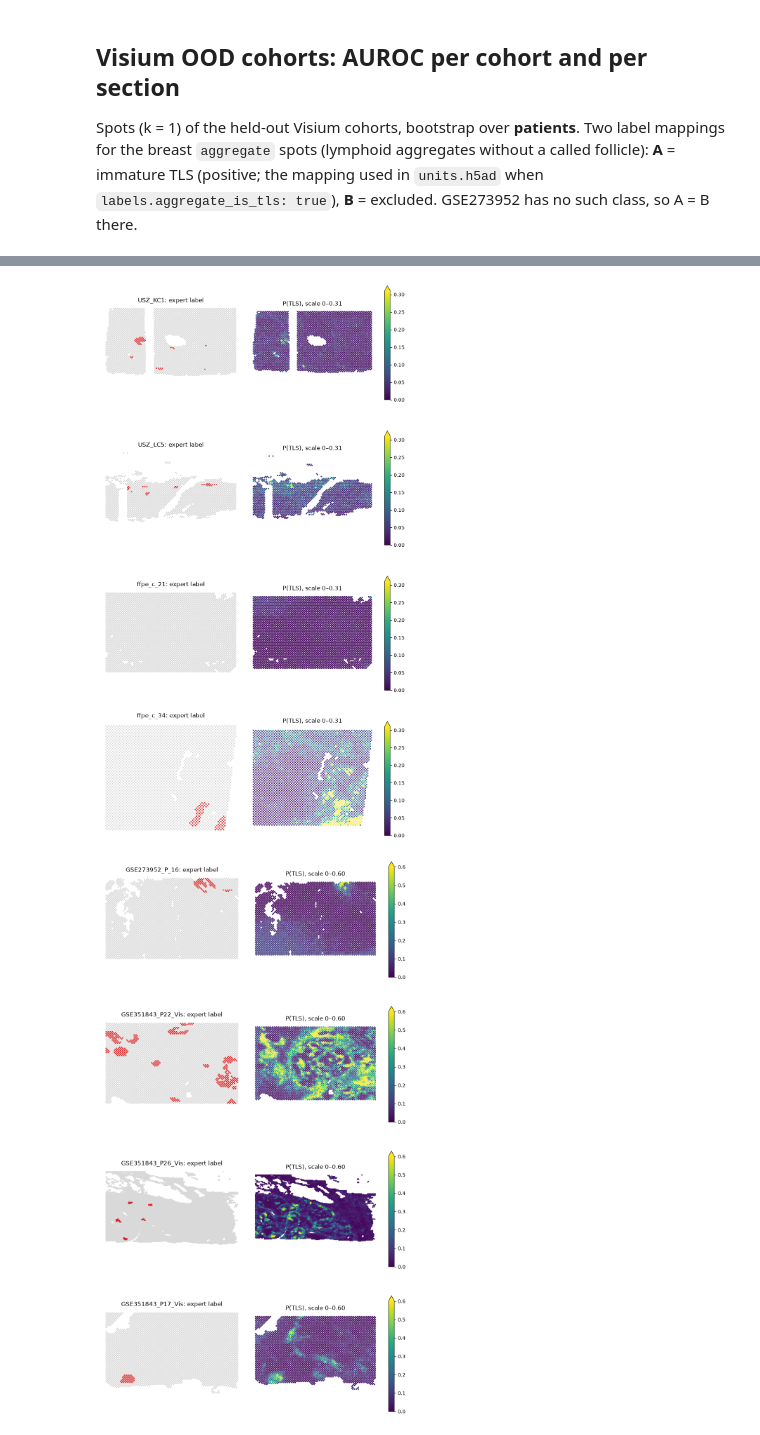
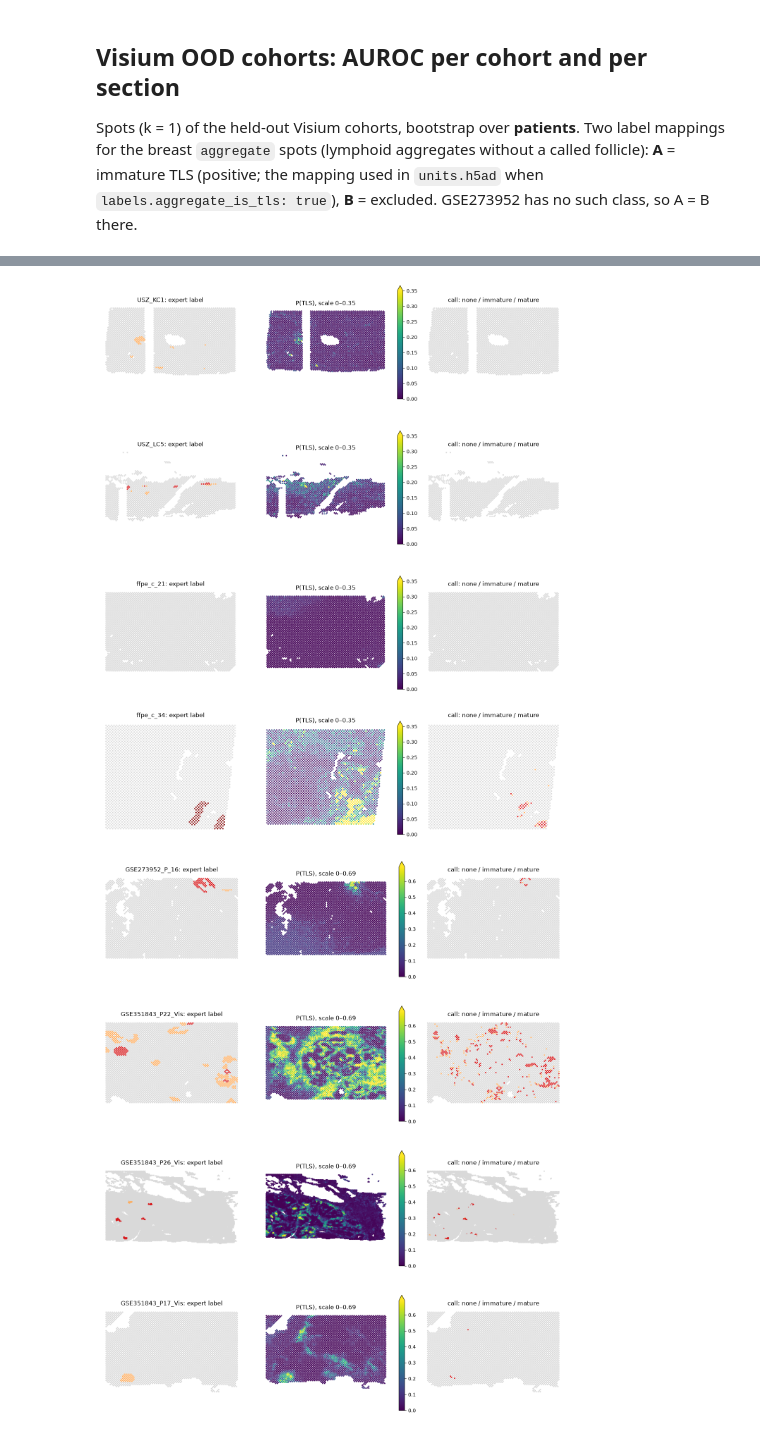
Before and after one commit to onion-42/tls-spatial-bulk, a Jupyter notebook: notebooks/04_predict_ood.ipynb, the cells around one changed output, grey strips where cells are left out. Saved outputs shown, nothing was run; the diff lists cells and outputs as text; code cells hidden in the pictures.

```diff
--- a/notebooks/04_predict_ood.ipynb
+++ b/notebooks/04_predict_ood.ipynb
@@ -42,8 +42,13 @@ obs = units.obs
 with open(ROOT / "models" / "tls_model.pkl", "rb") as handle:
     saved = pickle.load(handle)
 variant = saved["variant"]
-p_tls = pipeline.predict_in_chunks(units, meta, variant, saved["models"]["any"], saved["calibrators"]["any"])
-confidence = np.maximum(p_tls, 1 - p_tls)
-print("variant:", variant, "| model:", saved["best"]["any"])
-print(obs.loc[obs["split"] == "ood"].groupby(["kind", "source", "unit"], observed=True).size())
+distill = pipeline.distill_rows(obs)
+display(pipeline.leakage_report(obs, {h: pipeline.train_rows(obs, h) | distill for h in saved["models"]},
+                                {h: pipeline.calibration_rows(obs, h) for h in ("any", "mature")}))
+probs = pipeline.predict_three_in_chunks(units, meta, variant, saved)
+p_tls, p_mature = pipeline.heads_from_three(probs)
+call = probs.argmax(axis=1)
+confidence = probs.max(axis=1)
+print("variant:", variant, "| form:", saved["form"], "| models:", saved["best"])
+print(obs.loc[obs["role"] == "holdout"].groupby(["kind", "source", "unit"], observed=True).size())
 # %% [output]
@@ -192,28 +238,35 @@ Left: expert label. Right: P(TLS) on one colour scale shared by all shown sectio
 # %%
+CLASS_COLOURS = np.array(["#d9d9d9", "#fdae61", "#d7191c"])
+
+
 def spot_maps(show, filename):
     shown = (obs["section"].isin(show) & (obs["unit"] == "spot")).to_numpy()
     vmax = float(np.ceil(np.quantile(p_tls[shown], 0.99) * 100) / 100)
-    fig, axes = plt.subplots(len(show), 2, figsize=(9, 4.2 * len(show)))
+    fig, axes = plt.subplots(len(show), 3, figsize=(13.5, 4.2 * len(show)))
     axes = np.atleast_2d(axes)
     for row, section in zip(axes, show):
         spots_m = ((obs["section"] == section) & (obs["unit"] == "spot")).to_numpy()
         a = ad.read_h5ad(paths["visium_h5ad"] / f"{section}.h5ad", backed="r")
         barcodes = [i.split(":spot:")[1] for i in obs.index[spots_m]]
         coords = a.obs.loc[barcodes, ["array_row", "array_col"]]
         a.file.close()
         xs, ys = coords["array_col"].to_numpy(), -coords["array_row"].to_numpy()
-        row[0].scatter(xs, ys, c=np.where(obs["tls_any"].to_numpy()[spots_m] == 1, "#d62728", "#d9d9d9"), s=3)
+        truth = obs["tls_three"].to_numpy(dtype=float)[spots_m]
+        truth_colour = np.where(np.isnan(truth), "#7f0000", CLASS_COLOURS[np.nan_to_num(truth).astype(int)])
+        row[0].scatter(xs, ys, c=truth_colour, s=3)
         dots = row[1].scatter(xs, ys, c=p_tls[spots_m], cmap="viridis", vmin=0, vmax=vmax, s=3)
         fig.colorbar(dots, ax=row[1], fraction=0.04, extend="max")
+        row[2].scatter(xs, ys, c=CLASS_COLOURS[call[spots_m]], s=3)
         row[0].set_title(f"{section}: expert label"); row[1].set_title(f"P(TLS), scale 0–{vmax:.2f}")
+        row[2].set_title("call: none / immature / mature")
         for ax in row:
             ax.set_aspect("equal"); ax.axis("off")
     fig.tight_layout(); fig.savefig(FIG / filename, dpi=110)
 
 
 test_sections = obs.loc[(obs["split"] == "test") & (obs["unit"] == "spot"), "section"].unique()
 spot_maps(sorted(test_sections, key=lambda s: (not s.startswith("USZ"), s))[:4], "04_spot_maps.png")
 spot_maps(["GSE273952_P_16", "GSE351843_P22_Vis", "GSE351843_P26_Vis", "GSE351843_P17_Vis"], "04_spot_maps_ood.png")
 # %% [output]
-[figure, old version]
+[figure, new version]
-[figure, old version]
+[figure, new version]
```
Also changed, not shown: parts of 12 cells of this notebook, 45 other files.
